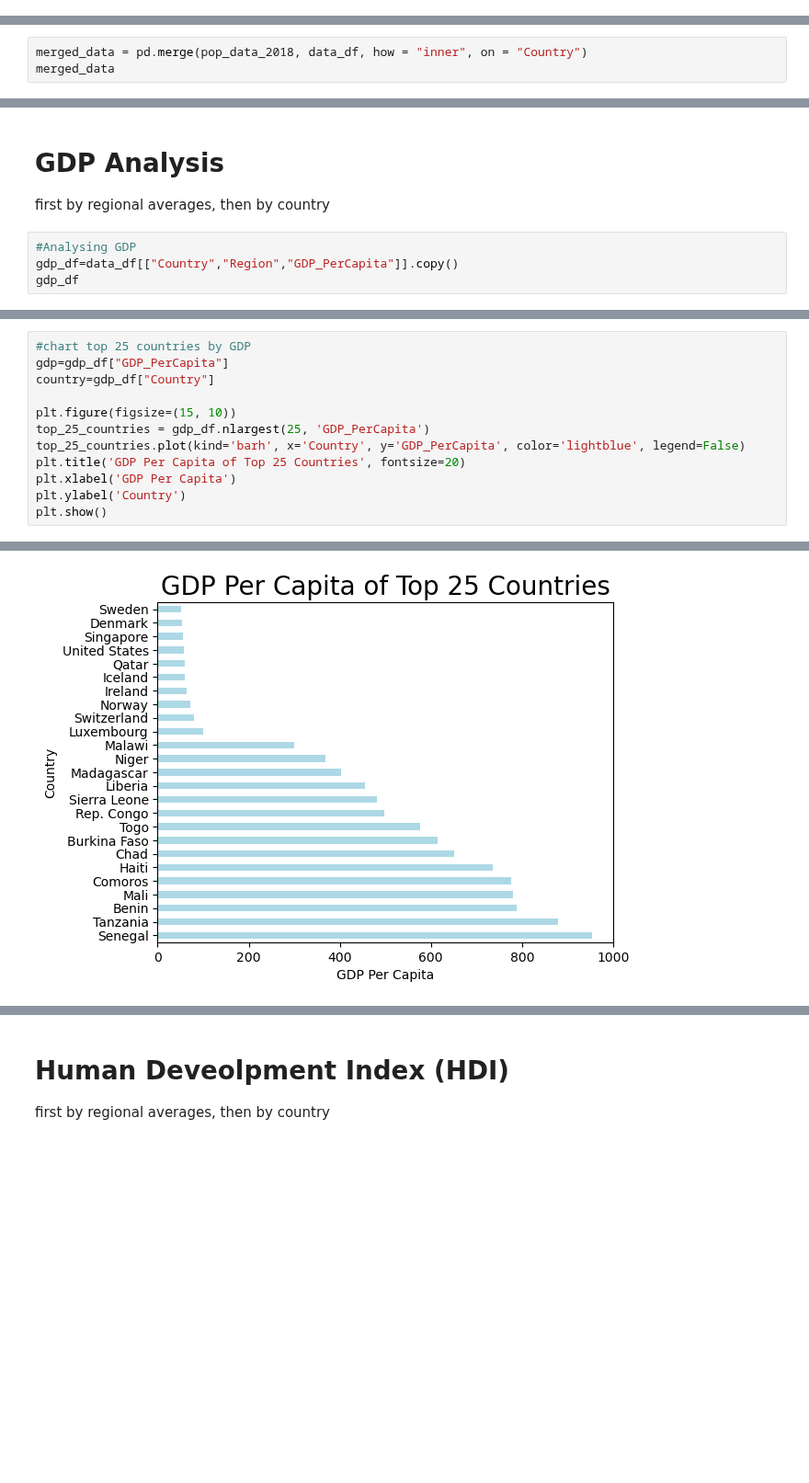
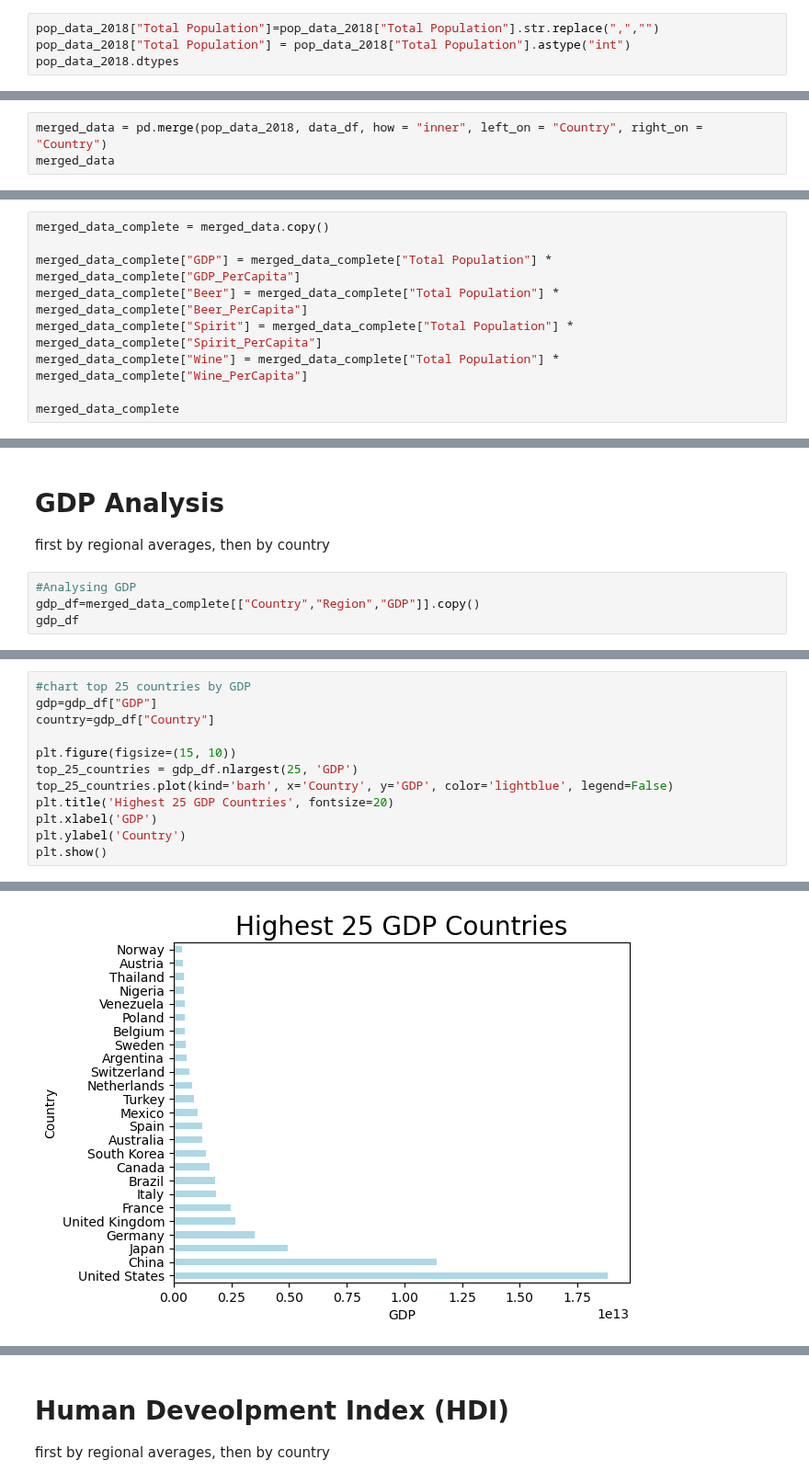
Before and after one commit to mattcaseycpa/project1, a Jupyter notebook: project.ipynb, the cells around one changed output, grey strips where cells are left out. Shown at 92% size. Saved outputs shown, nothing was run; the diff lists cells and outputs as text; blank space fills up the shorter version.

```diff
--- a/project.ipynb
+++ b/project.ipynb
@@ -82,0 +114,4 @@ pop_data_2018
+# %%
+pop_data_2018["Total Population"]=pop_data_2018["Total Population"].str.replace(",","")
+pop_data_2018["Total Population"] = pop_data_2018["Total Population"].astype("int")
+pop_data_2018.dtypes
@@ -83,5 +124,5 @@ pop_data_2018
 # %%
-merged_data = pd.merge(pop_data_2018, data_df, how = "inner", on = "Country")
+merged_data = pd.merge(pop_data_2018, data_df, how = "inner", left_on = "Country", right_on = "Country")
 merged_data
 # %% [output]
 |  | Country | Total Population | Region | Hemisphere | HappinessScore | HDI | GDP_PerCapita | ... |
@@ -99,0 +175,9 @@ merged_data
+# %%
+merged_data_complete = merged_data.copy()
+
+merged_data_complete["GDP"] = merged_data_complete["Total Population"] * merged_data_complete["GDP_PerCapita"]
+merged_data_complete["Beer"] = merged_data_complete["Total Population"] * merged_data_complete["Beer_PerCapita"]
+merged_data_complete["Spirit"] = merged_data_complete["Total Population"] * merged_data_complete["Spirit_PerCapita"]
+merged_data_complete["Wine"] = merged_data_complete["Total Population"] * merged_data_complete["Wine_PerCapita"]
+
+merged_data_complete
@@ -102,5 +222,5 @@ merged_data
 first by regional averages, then by country
 # %%
 #Analysing GDP
-gdp_df=data_df[["Country","Region","GDP_PerCapita"]].copy()
+gdp_df=merged_data_complete[["Country","Region","GDP"]].copy()
 gdp_df
@@ -156,17 +290,17 @@ gdp.head(25)
 # %%
 #chart top 25 countries by GDP
-gdp=gdp_df["GDP_PerCapita"]
+gdp=gdp_df["GDP"]
 country=gdp_df["Country"]
 
 plt.figure(figsize=(15, 10))
-top_25_countries = gdp_df.nlargest(25, 'GDP_PerCapita')
-top_25_countries.plot(kind='barh', x='Country', y='GDP_PerCapita', color='lightblue', legend=False)
-plt.title('GDP Per Capita of Top 25 Countries', fontsize=20)
-plt.xlabel('GDP Per Capita')
+top_25_countries = gdp_df.nlargest(25, 'GDP')
+top_25_countries.plot(kind='barh', x='Country', y='GDP', color='lightblue', legend=False)
+plt.title('Highest 25 GDP Countries', fontsize=20)
+plt.xlabel('GDP')
 plt.ylabel('Country')
 plt.show()
 # %% [output]
 <Figure size 1500x1000 with 0 Axes>
-[figure, old version]
+[figure, new version]
 # %%
 #bottom 20 GDP countries
```
Also changed, not shown: parts of 18 cells of this notebook.
